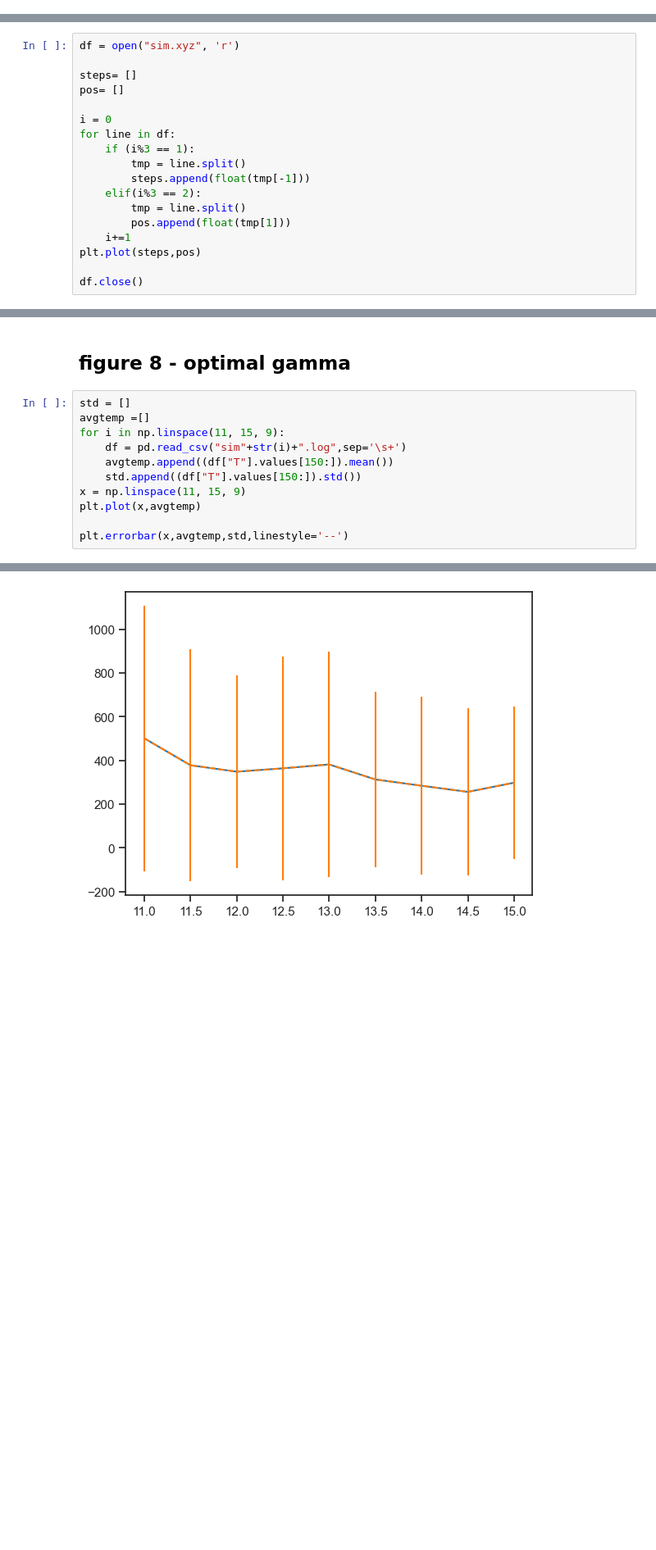
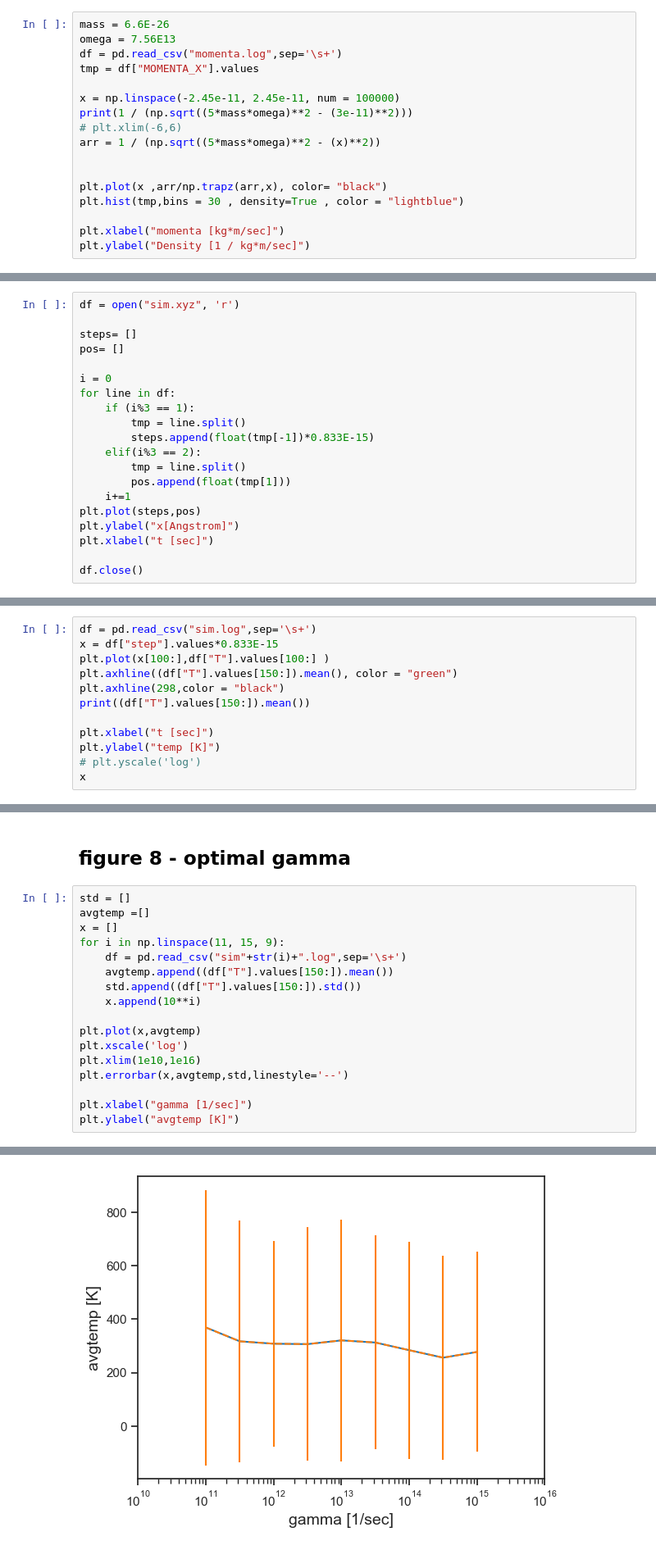
Before and after one commit to SagiMeir/Simulations4Beginners, a Jupyter notebook: getting_started.ipynb, the cells around one changed output, grey strips where cells are left out. Shown at 82% size. Drawn from its saved outputs; the diff is of its cells as text; blank space fills up the shorter version.

```diff
--- a/getting_started.ipynb
+++ b/getting_started.ipynb
@@ -151,0 +156,17 @@ plt.hist(df["MOMENTA_X"].values)
+# %%
+mass = 6.6E-26
+omega = 7.56E13
+df = pd.read_csv("momenta.log",sep='\s+')
+tmp = df["MOMENTA_X"].values
+
+x = np.linspace(-2.45e-11, 2.45e-11, num = 100000)
+print(1 / (np.sqrt((5*mass*omega)**2 - (3e-11)**2)))
+# plt.xlim(-6,6)
+arr = 1 / (np.sqrt((5*mass*omega)**2 - (x)**2))
+
+
+plt.plot(x ,arr/np.trapz(arr,x), color= "black")
+plt.hist(tmp,bins = 30 , density=True , color = "lightblue")
+
+plt.xlabel("momenta [kg*m/sec]")
+plt.ylabel("Density [1 / kg*m/sec]")
@@ -161,12 +186,14 @@ i = 0
 for line in df:
     if (i%3 == 1):
         tmp = line.split()
-        steps.append(float(tmp[-1]))
+        steps.append(float(tmp[-1])*0.833E-15)
     elif(i%3 == 2):
         tmp = line.split()
         pos.append(float(tmp[1]))
     i+=1
 plt.plot(steps,pos)
+plt.ylabel("x[Angstrom]")
+plt.xlabel("t [sec]")
 
 df.close()
 # %% [output]
@@ -184,0 +247,12 @@ print((df["T"].values[120:]).mean())
+# %%
+df = pd.read_csv("sim.log",sep='\s+')
+x = df["step"].values*0.833E-15
+plt.plot(x[100:],df["T"].values[100:] )
+plt.axhline((df["T"].values[150:]).mean(), color = "green")
+plt.axhline(298,color = "black")
+print((df["T"].values[150:]).mean())
+
+plt.xlabel("t [sec]")
+plt.ylabel("temp [K]")
+# plt.yscale('log')
+x
@@ -187,12 +281,18 @@ print((df["T"].values[120:]).mean())
 # %%
 std = []
 avgtemp =[]
+x = []
 for i in np.linspace(11, 15, 9):
     df = pd.read_csv("sim"+str(i)+".log",sep='\s+')
     avgtemp.append((df["T"].values[150:]).mean())
     std.append((df["T"].values[150:]).std())
-x = np.linspace(11, 15, 9)
+    x.append(10**i)
+
 plt.plot(x,avgtemp)
+plt.xscale('log')
+plt.xlim(1e10,1e16)
+plt.errorbar(x,avgtemp,std,linestyle='--')
 
-plt.errorbar(x,avgtemp,std,linestyle='--')
+plt.xlabel("gamma [1/sec]")
+plt.ylabel("avgtemp [K]")
 # %% [output]
@@ -200,4 +300,4 @@ plt.errorbar(x,avgtemp,std,linestyle='--')
-[figure, old version]
+[figure, new version]
 # %%
 std = []
 avgtemp =[]
```
Also changed, not shown: parts of 15 cells of this notebook, 5 other files.
